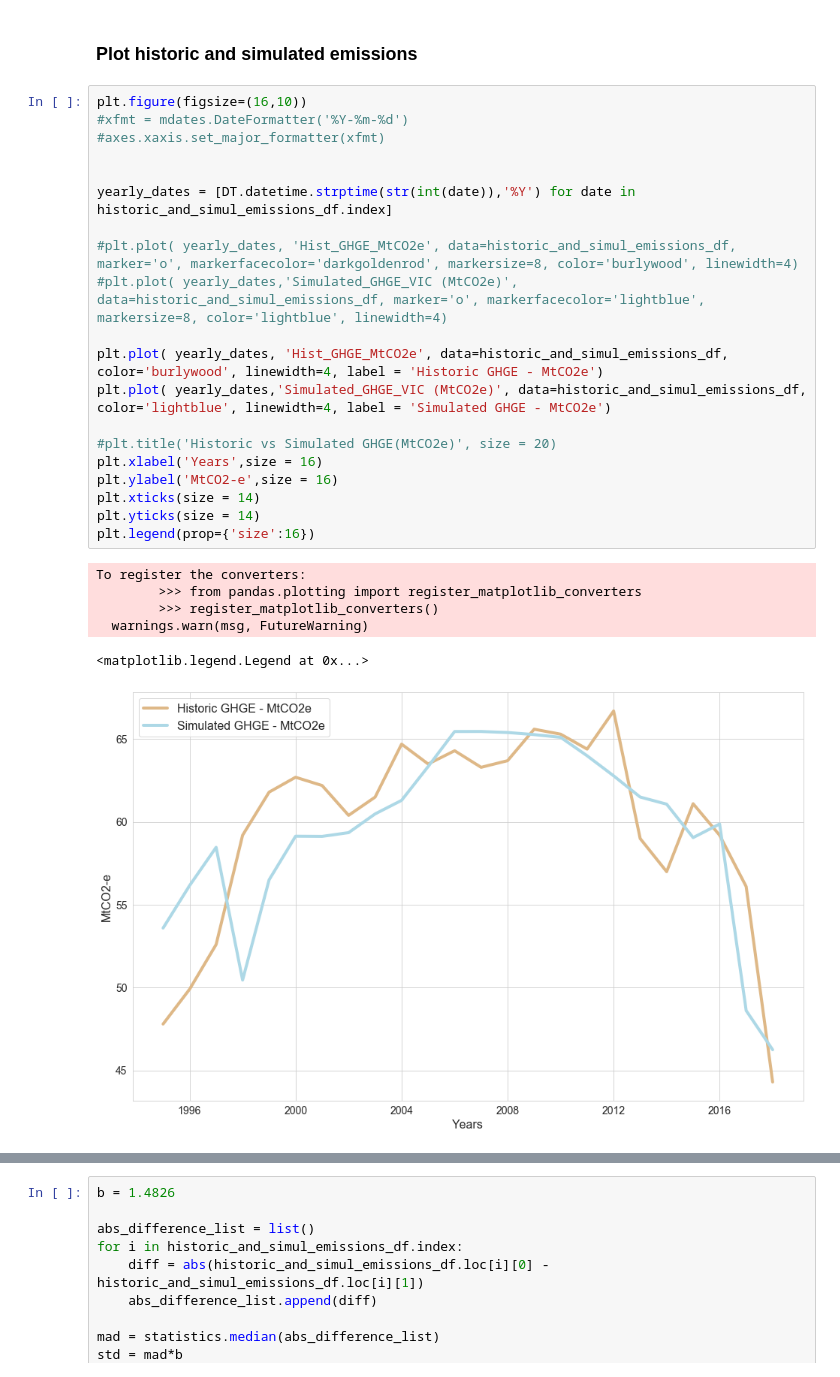
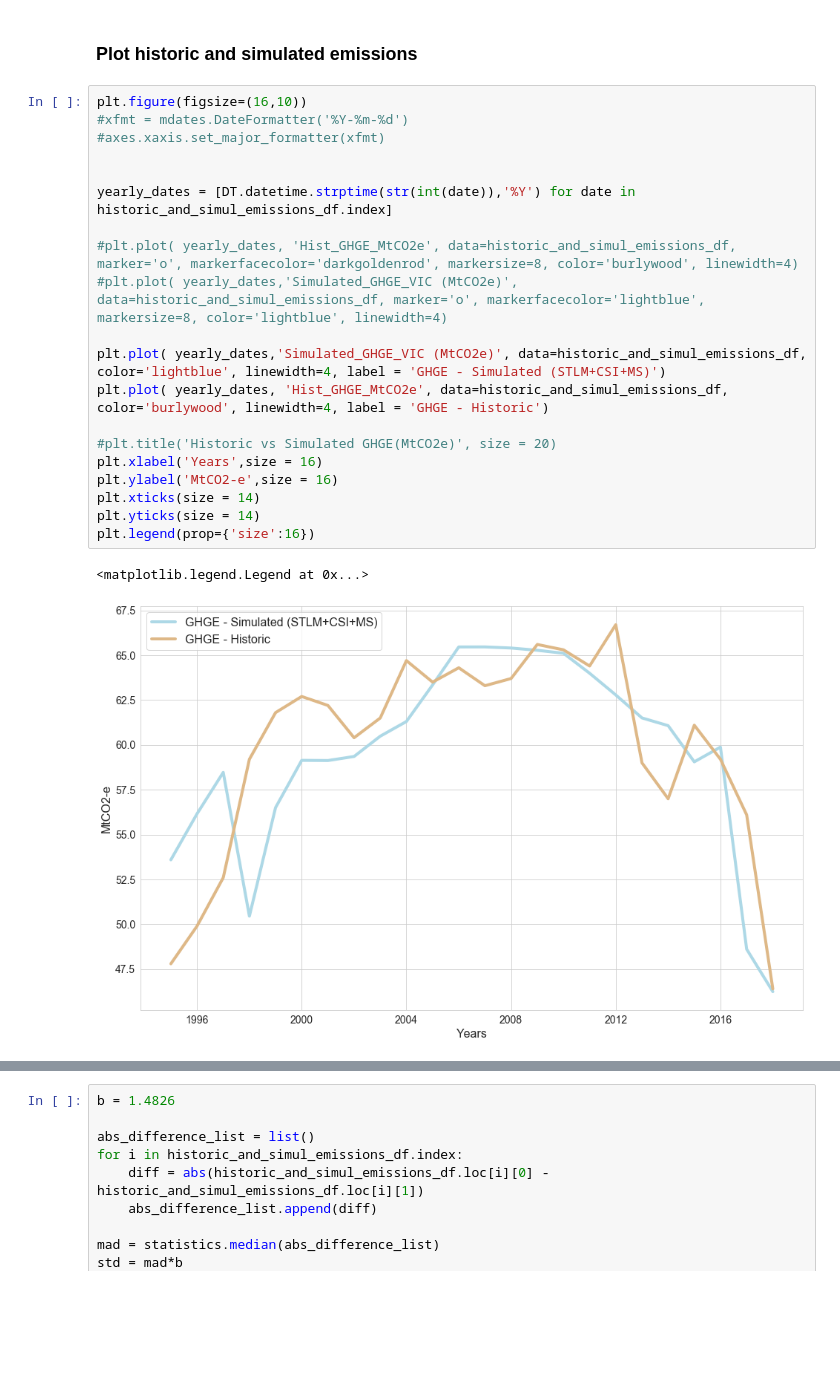
Before and after one commit to gr4sp/simulationEngine, a Jupyter notebook: experiments/notebookGr4sp/SimulationValidation.ipynb, the cells around one changed output, grey strips where cells are left out. Drawn from its saved outputs; the diff is of its cells as text; blank space fills up the shorter version.

```diff
--- a/experiments/notebookGr4sp/SimulationValidation.ipynb
+++ b/experiments/notebookGr4sp/SimulationValidation.ipynb
@@ -175,30 +180,26 @@ historic_and_simul_emissions_df.head(40)
 # %%
 plt.figure(figsize=(16,10))
 #xfmt = mdates.DateFormatter('%Y-%m-%d')
 #axes.xaxis.set_major_formatter(xfmt)
 
 
 yearly_dates = [DT.datetime.strptime(str(int(date)),'%Y') for date in historic_and_simul_emissions_df.index]
 
 #plt.plot( yearly_dates, 'Hist_GHGE_MtCO2e', data=historic_and_simul_emissions_df, marker='o', markerfacecolor='darkgoldenrod', markersize=8, color='burlywood', linewidth=4)
 #plt.plot( yearly_dates,'Simulated_GHGE_VIC (MtCO2e)', data=historic_and_simul_emissions_df, marker='o', markerfacecolor='lightblue', markersize=8, color='lightblue', linewidth=4)
 
-plt.plot( yearly_dates, 'Hist_GHGE_MtCO2e', data=historic_and_simul_emissions_df, color='burlywood', linewidth=4, label = 'Historic GHGE - MtCO2e')
-plt.plot( yearly_dates,'Simulated_GHGE_VIC (MtCO2e)', data=historic_and_simul_emissions_df, color='lightblue', linewidth=4, label = 'Simulated GHGE - MtCO2e')
+plt.plot( yearly_dates,'Simulated_GHGE_VIC (MtCO2e)', data=historic_and_simul_emissions_df, color='lightblue', linewidth=4, label = 'GHGE - Simulated (STLM+CSI+MS)')
+plt.plot( yearly_dates, 'Hist_GHGE_MtCO2e', data=historic_and_simul_emissions_df, color='burlywood', linewidth=4, label = 'GHGE - Historic')
 
 #plt.title('Historic vs Simulated GHGE(MtCO2e)', size = 20)
 plt.xlabel('Years',size = 16)
 plt.ylabel('MtCO2-e',size = 16)
 plt.xticks(size = 14)
 plt.yticks(size = 14)
 plt.legend(prop={'size':16})
 # %% [output]
-To register the converters:
-        >>> from pandas.plotting import register_matplotlib_converters
-        >>> register_matplotlib_converters()
-  warnings.warn(msg, FutureWarning)
+<matplotlib.legend.Legend at 0x...>
-<matplotlib.legend.Legend at 0x...>
-[figure, old version]
+[figure, new version]
 # %%
 #distribution
 historic_and_simul_emissions_df['Hist_GHGE_MtCO2e'].hist()
```
Also changed, not shown: parts of 61 cells of this notebook, 27 other files.
